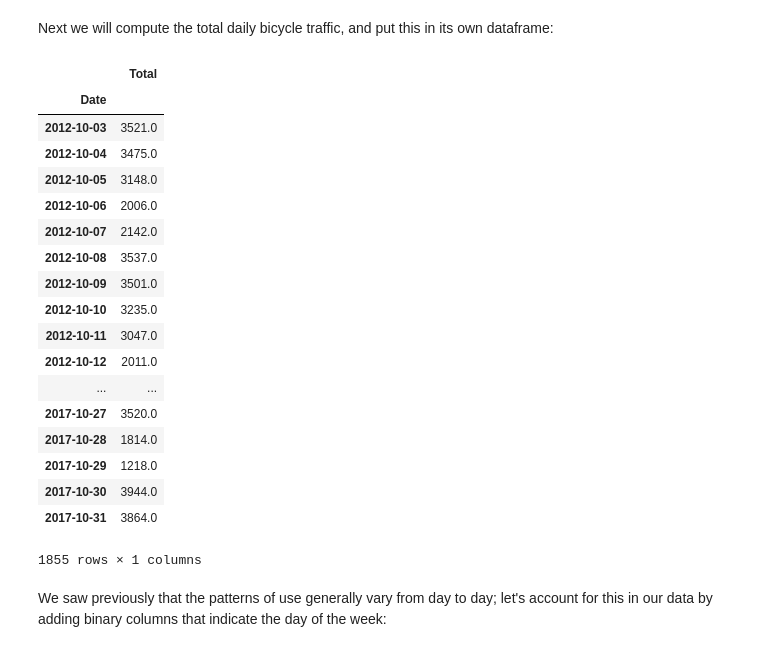
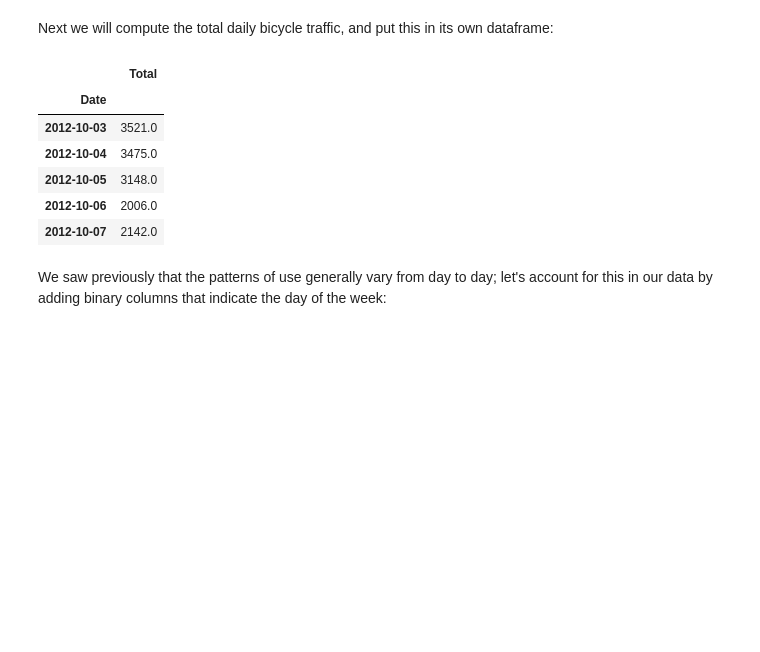
Before and after one commit to kd-nguyen/Python-data-science-handbook, a Jupyter notebook: PythonDataScienceHandbook-master/notebooks/05.06-Linear-Regression.ipynb, the cells around one changed output. Saved outputs shown, nothing was run; the diff lists cells and outputs as text; code cells hidden in the pictures; blank space fills up the shorter version.

```diff
--- a/PythonDataScienceHandbook-master/notebooks/05.06-Linear-Regression.ipynb
+++ b/PythonDataScienceHandbook-master/notebooks/05.06-Linear-Regression.ipynb
@@ -338,28 +338,16 @@ Next we will compute the total daily bicycle traffic, and put this in its own da
 # %%
 daily = counts.resample('d').sum()
 daily['Total'] = daily.sum(axis=1)
 daily = daily[['Total']] # remove other columns
-daily
+daily.head()
 # %% [output]
 |  | Total |
 | Date |  |
 | 2012-10-03 | 3521.0 |
 | 2012-10-04 | 3475.0 |
 | 2012-10-05 | 3148.0 |
 | 2012-10-06 | 2006.0 |
 | 2012-10-07 | 2142.0 |
-| 2012-10-08 | 3537.0 |
-| 2012-10-09 | 3501.0 |
-| 2012-10-10 | 3235.0 |
-| 2012-10-11 | 3047.0 |
-| 2012-10-12 | 2011.0 |
-| ... | ... |
-| 2017-10-27 | 3520.0 |
-| 2017-10-28 | 1814.0 |
-| 2017-10-29 | 1218.0 |
-| 2017-10-30 | 3944.0 |
-| 2017-10-31 | 3864.0 |
-1855 rows × 1 columns
 # %% [markdown]
 We saw previously that the patterns of use generally vary from day to day; let's account for this in our data by adding binary columns that indicate the day of the week:
 # %%
```
Also changed, not shown: parts of 8 cells of this notebook.
